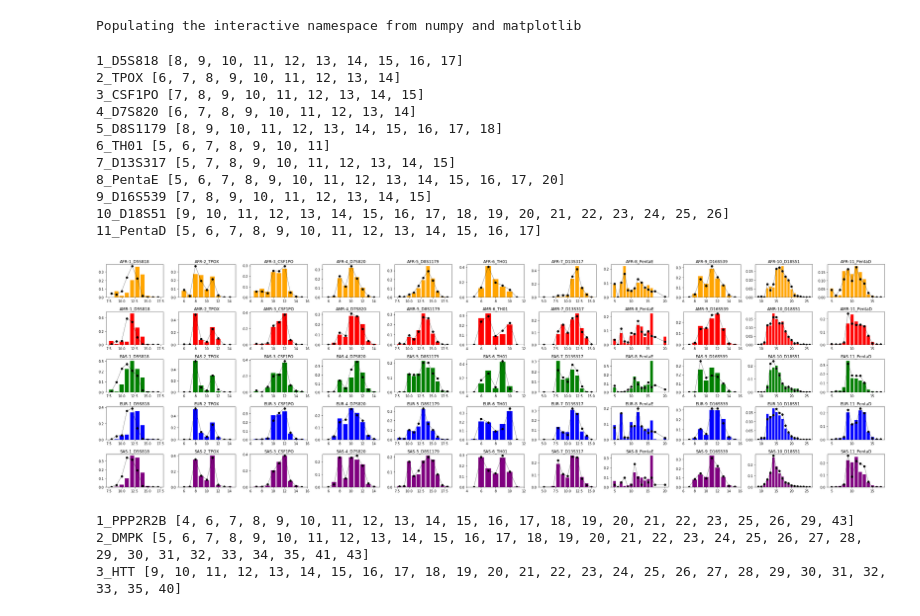
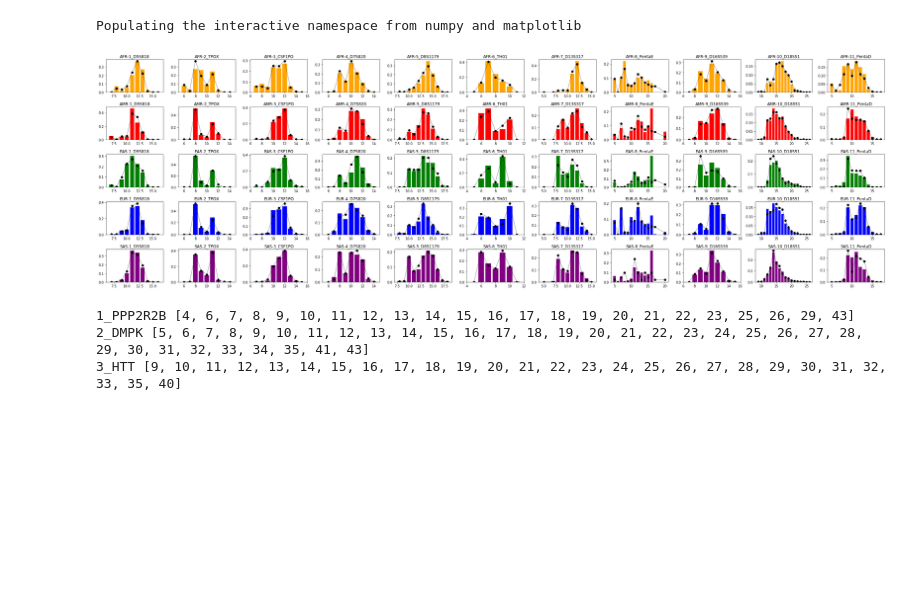
Before and after one commit to gymreklab/1000Genomes-TR-Analysis, a Jupyter notebook: afreqs/1000G-AlleleFreqsCompare.ipynb, the cells around one changed output. Cells and saved outputs as stored; diff of their text form; code cells hidden in the pictures; blank space fills up the shorter version.

Commit message:
updating afreq plots

```diff
--- a/afreqs/1000G-AlleleFreqsCompare.ipynb
+++ b/afreqs/1000G-AlleleFreqsCompare.ipynb
@@ -83,6 +83,7 @@ def PlotFreqs(called_freqs, known_freqs, popcolors, locus_list, thresholds=None,
             for allele in ctstring.split(","):
                 al, fq = allele.split(":")
                 al = int(float(al)); fq = float(fq)
+                if locus_id == "1_D5S818": al = al - 1
                 spcts[al] = spcts.get(al, 0) + fq
 
             for a in spcts.keys(): alleles.add(a)
@@ -95,45 +96,34 @@ def PlotFreqs(called_freqs, known_freqs, popcolors, locus_list, thresholds=None,
         for sp in superpops:
             spcts = {}
             cstring = k["freq_%s"%sp].values[0]
             if str(cstring) == "nan": continue
             for allele in cstring.split(","):
                 al, fq = allele.split(":")
                 al = np.ceil(float(al)); fq = float(fq)
                 spcts[al] = spcts.get(al, 0) + fq
             kcounts[sp] = spcts
 
         for j in range(len(superpops)):
             ax = axis_array[j, i]
             ax.bar(alleles, [popcounts[superpops[j]].get(a, 0) for a in alleles], color=popcolors[superpops[j]])
 
             # Plot known
             if superpops[j] in kcounts.keys():
                 ax.plot(alleles, [kcounts[superpops[j]].get(a, 0) for a in alleles], color="black",
                     marker="o", linewidth=0.5)
 
             # Plot threshold
             if thresholds is not None and locus_id in thresholds.keys():
                 ax.axvline(x=thresholds[locus_id], linewidth=0.5, linestyle="dashed", color="black")
             ax.set_xlim(left=min(alleles)-1, right=max(alleles)+1)
             ax.set_title("%s-%s"%(superpops[j], locus_id))
             plotnum += 1
     fig.tight_layout()
     if figname is not None: plt.savefig(figname, dpi=1200)
 
 PlotFreqs(codis_obs_freqs, known_freqs, popcolors, codis_list, thresholds=None, figname="pdfs/1000G-CODIS-Afreq.pdf")
 # %% [output]
-1_D5S818 [8, 9, 10, 11, 12, 13, 14, 15, 16, 17]
-2_TPOX [6, 7, 8, 9, 10, 11, 12, 13, 14]
-3_CSF1PO [7, 8, 9, 10, 11, 12, 13, 14, 15]
-4_D7S820 [6, 7, 8, 9, 10, 11, 12, 13, 14]
-5_D8S1179 [8, 9, 10, 11, 12, 13, 14, 15, 16, 17, 18]
-6_TH01 [5, 6, 7, 8, 9, 10, 11]
-7_D13S317 [5, 7, 8, 9, 10, 11, 12, 13, 14, 15]
-8_PentaE [5, 6, 7, 8, 9, 10, 11, 12, 13, 14, 15, 16, 17, 20]
-9_D16S539 [7, 8, 9, 10, 11, 12, 13, 14, 15]
-10_D18S51 [9, 10, 11, 12, 13, 14, 15, 16, 17, 18, 19, 20, 21, 22, 23, 24, 25, 26]
-11_PentaD [5, 6, 7, 8, 9, 10, 11, 12, 13, 14, 15, 16, 17]
-[figure, old version]
+[figure, new version]
 # %%
 thresholds = {
     "3_HTT": 40,
```
